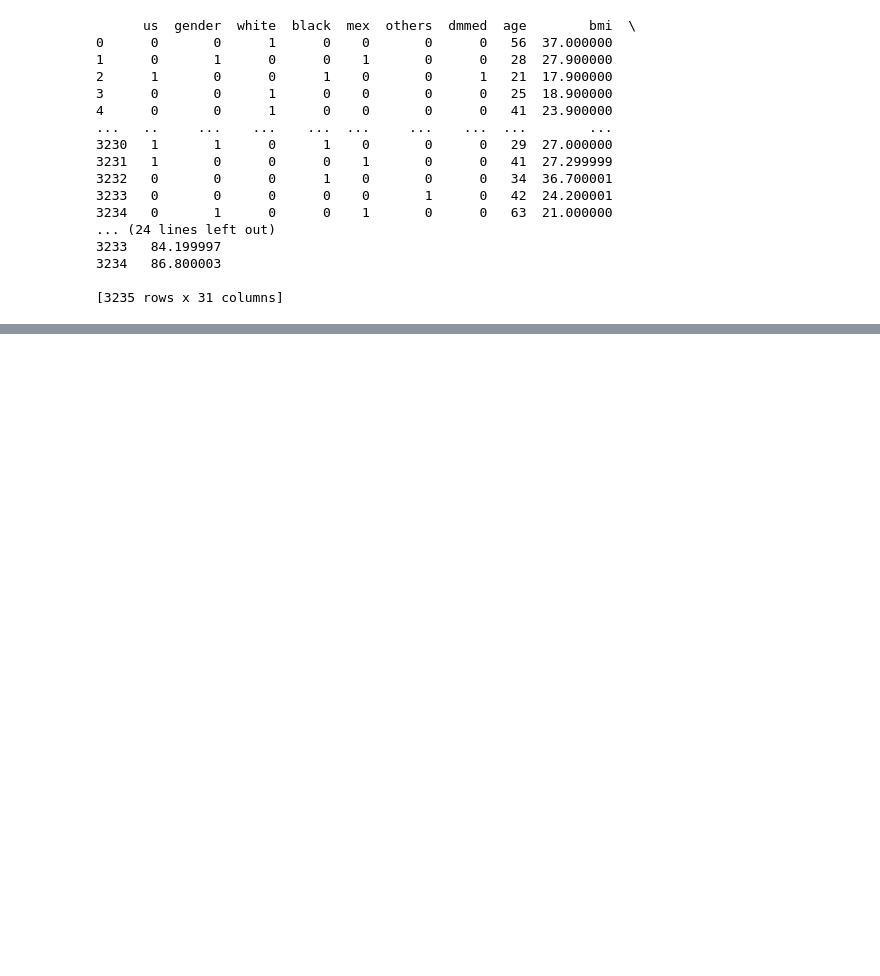
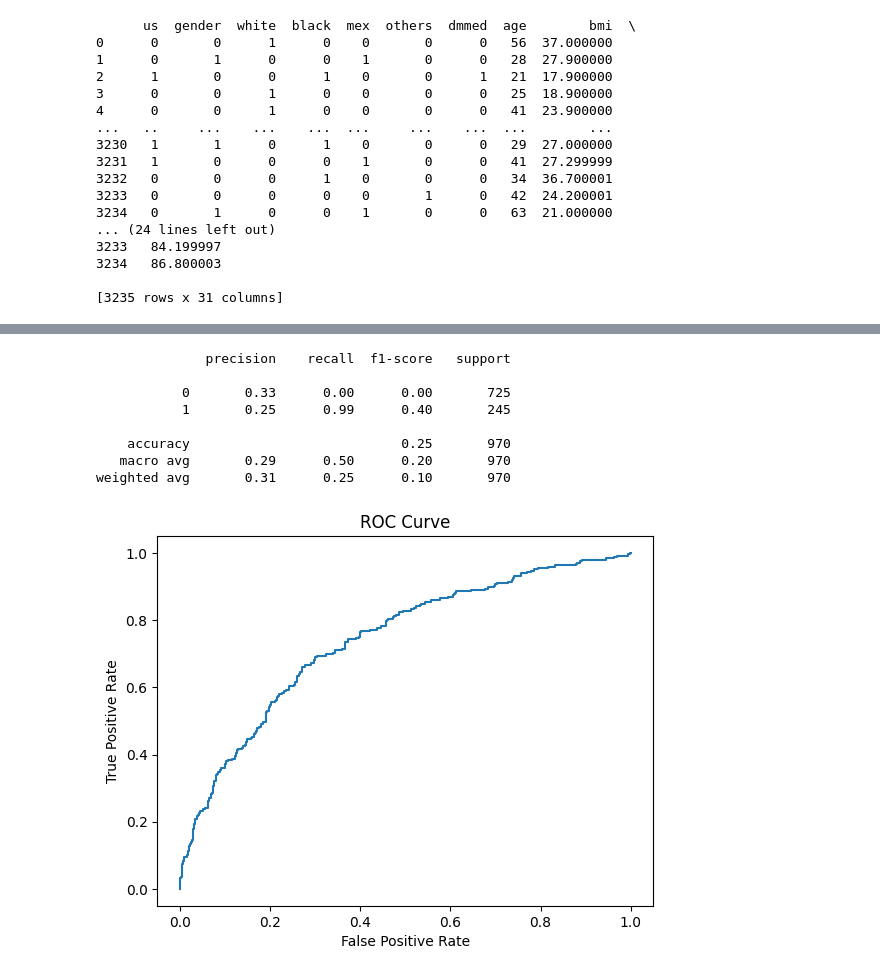
Before and after one commit to lakshmi-warrier/nafld-detection, a Jupyter notebook: nafld.ipynb, the cells around one changed output, grey strips where cells are left out. Drawn from its saved outputs; the diff is of its cells as text; code cells hidden in the pictures; blank space fills up the shorter version.

```diff
--- a/nafld.ipynb
+++ b/nafld.ipynb
@@ -332,0 +371,38 @@ _________________________________________________________________
+# %%
+
+#  print classification report of the test set
+from sklearn.metrics import classification_report
+
+# Get the predictions on the test set
+
+test_predictions = model.predict(val_data1)
+test_predictions = np.round(test_predictions)  # Convert probabilities to binary predictions
+
+# Print the classification report
+print(classification_report(val_labels, test_predictions))
+
+#  print ROC curve of the test set
+from sklearn.metrics import roc_curve
+
+# Get the predictions on the test set
+test_predictions = model.predict(val_data)
+
+# Get the false positive rate, true positive rate and threshold
+fpr, tpr, thresholds = roc_curve(val_labels, test_predictions)
+
+# Plot the ROC curve
+plt.plot(fpr, tpr)
+plt.title('ROC Curve')
+plt.xlabel('False Positive Rate')
+plt.ylabel('True Positive Rate')
+plt.show()
+# %% [output]
+              precision    recall  f1-score   support
+
+           0       0.33      0.00      0.00       725
+           1       0.25      0.99      0.40       245
+
+    accuracy                           0.25       970
+   macro avg       0.29      0.50      0.20       970
+weighted avg       0.31      0.25      0.10       970
+[figure, added]
```
Also changed, not shown: parts of 10 cells of this notebook, 3 other files.
